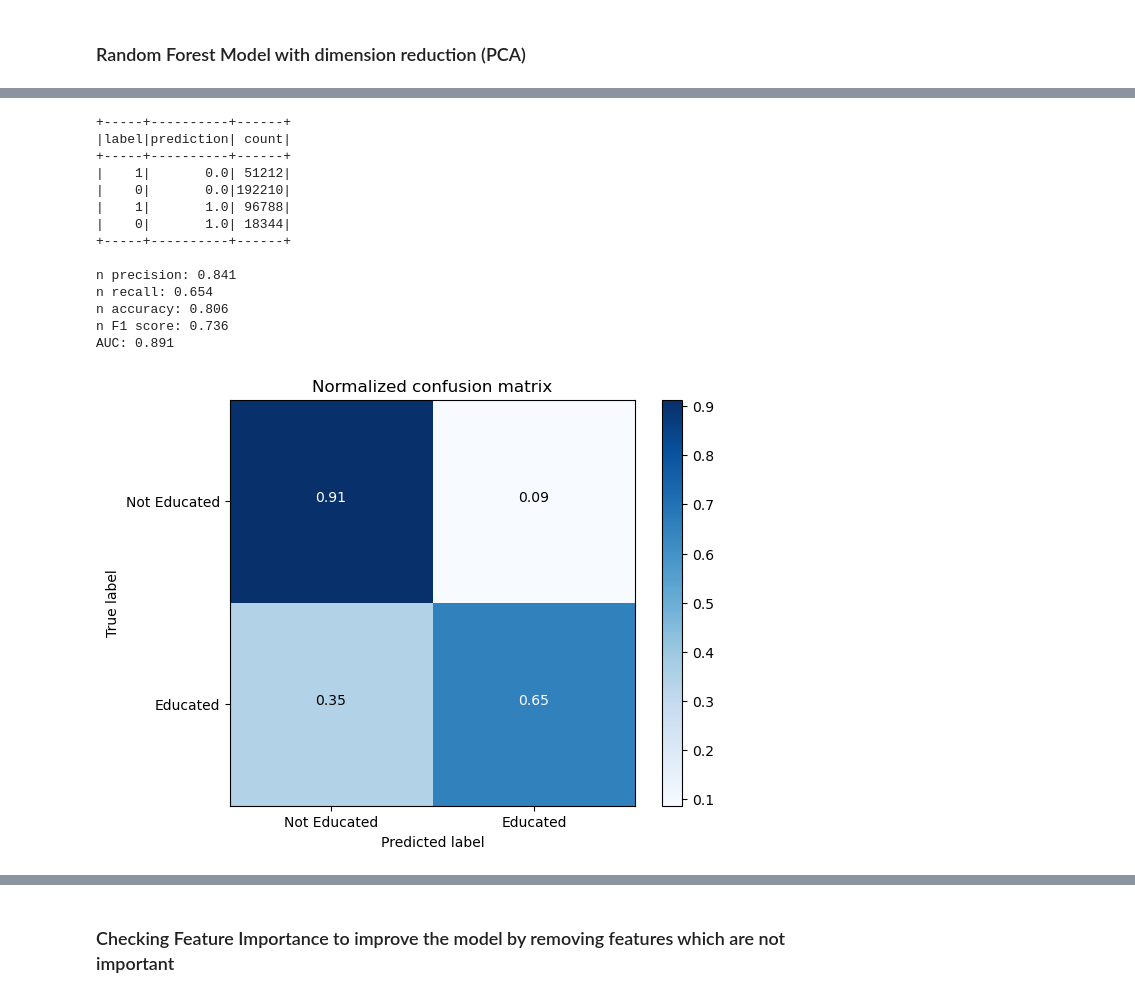
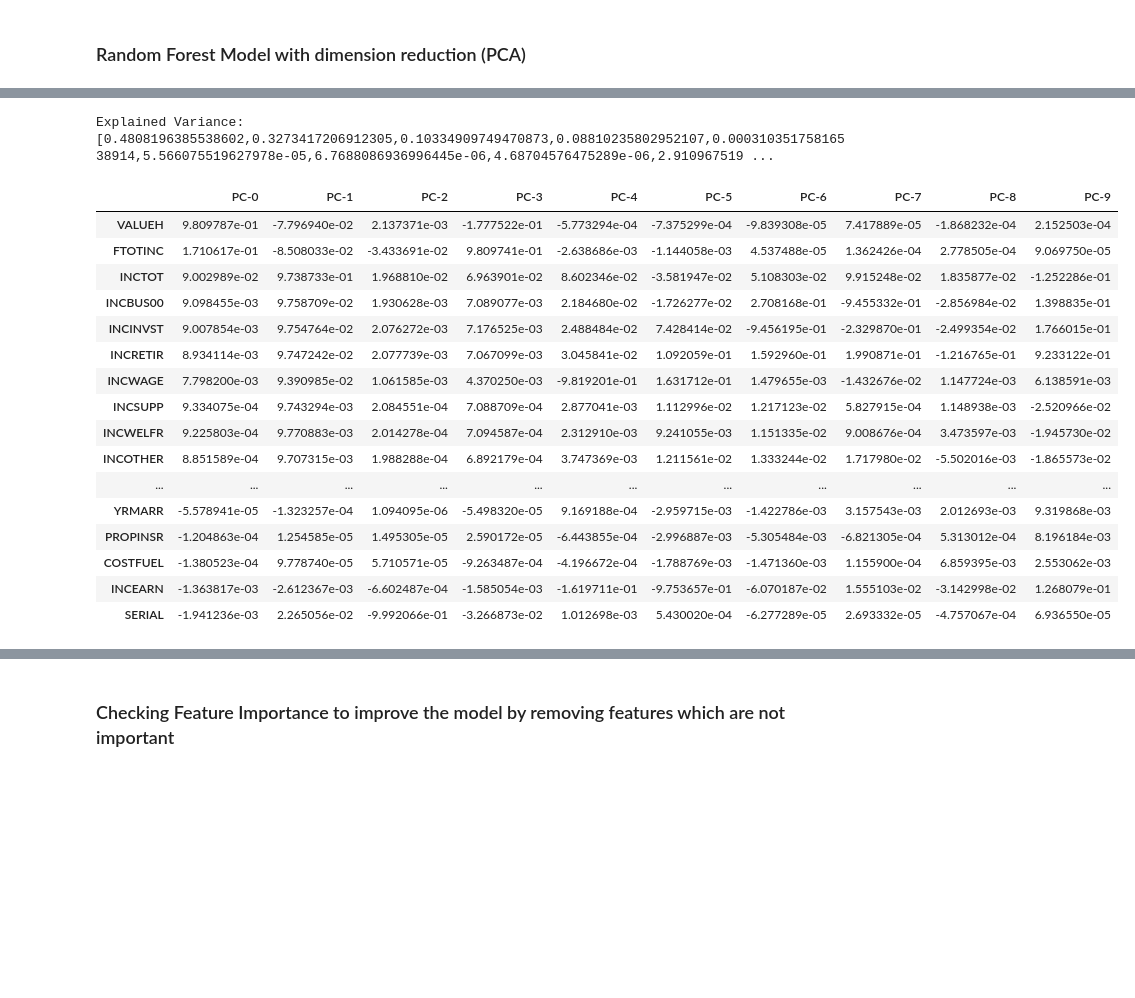
Before and after one commit to narashil/DS-5110-Project, a Jupyter notebook: working_smn_07052021.ipynb, the cells around one changed output, grey strips where cells are left out. Saved outputs shown, nothing was run; the diff lists cells and outputs as text; code cells hidden in the pictures; blank space fills up the shorter version.

Commit message:
pca loadings

```diff
--- a/working_smn_07052021.ipynb
+++ b/working_smn_07052021.ipynb
@@ -334,7 +406,7 @@ Wall time: 35.7 s
 #https://spark.apache.org/docs/latest/api/python/reference/api/pyspark.sql.DataFrame.sampleBy.html
 #https://towardsdatascience.com/exploratory-data-analysis-eda-with-pyspark-on-databricks-e8d6529626b1
 #https://www.kaggle.com/tientd95/advanced-pyspark-for-exploratory-data-analysis
-sampled = createSampleData(df,cols,0.2)
+sampled = createSampleData(df,cols,0.1)
 # %%
 #map to create meanign ful table # wip
 '''
@@ -408,24 +480,42 @@ classificationMetrics(predictions,bcm)
 # Plot normalized confusion matrix
 cnf_matrix = createLabelsCM(predictions)
 plot_confusion_matrix(cnf_matrix, classes=['Not Educated','Educated'], normalize=True,
-                      title='Normalized confusion matrix')
-plt.show()
+                      #title='Normalized confusion matrix')
+#plt.show()
-# %% [output]
-+-----+----------+------+
-|label|prediction| count|
-+-----+----------+------+
-|    1|       0.0| 51212|
-|    0|       0.0|192210|
-|    1|       1.0| 96788|
-|    0|       1.0| 18344|
-+-----+----------+------+
-
-n precision: 0.841
-n recall: 0.654
-n accuracy: 0.806
-n F1 score: 0.736
-AUC: 0.891
-[figure, removed]
+# %%
+##PCA Loadings
+pipe = bestPipeline.stages[2]
+exp_var = pipe.explainedVariance
+print("Explained Variance: ",exp_var)
+data_scaled = bestPipeline.stages[1]
+#https://stackoverflow.com/questions/22984335/recovering-features-names-of-explained-variance-ratio-in-pca-with-sklearn
+#print(pd.DataFrame(pipe.pc,columns=pd.DataFrame(data_scaled).columns,index = ['PC-0','PC-1','PC-2','PC-3','PC-4','PC-5','PC-6','PC-7','PC-8','PC-9']))
+#https://www.py4u.net/discuss/218858
+#https://datascience-enthusiast.com/Python/PCA_Spark_Python_R.html
+rows = pipe.pc.toArray().tolist()
+df_pca = spark.createDataFrame(rows,['PC-0','PC-1','PC-2','PC-3','PC-4','PC-5','PC-6','PC-7','PC-8','PC-9'])
+df_pandas = df_pca.toPandas()
+df_pandas.index = selected_cols
+df_pandas.sort_values(by='PC-0', ascending=False)
+# %% [output]
+Explained Variance:  [0.4808196385538602,0.3273417206912305,0.10334909749470873,0.08810235802952107,0.00031035175816538914,5.566075519627978e-05,6.7688086936996445e-06,4.68704576475289e-06,2.910967519 ...
+|  | PC-0 | PC-1 | PC-2 | PC-3 | PC-4 | PC-5 | PC-6 | PC-7 | PC-8 | PC-9 |
+| VALUEH | 9.809787e-01 | -7.796940e-02 | 2.137371e-03 | -1.777522e-01 | -5.773294e-04 | -7.375299e-04 | -9.839308e-05 | 7.417889e-05 | -1.868232e-04 | 2.152503e-04 |
+| FTOTINC | 1.710617e-01 | -8.508033e-02 | -3.433691e-02 | 9.809741e-01 | -2.638686e-03 | -1.144058e-03 | 4.537488e-05 | 1.362426e-04 | 2.778505e-04 | 9.069750e-05 |
+| INCTOT | 9.002989e-02 | 9.738733e-01 | 1.968810e-02 | 6.963901e-02 | 8.602346e-02 | -3.581947e-02 | 5.108303e-02 | 9.915248e-02 | 1.835877e-02 | -1.252286e-01 |
+| INCBUS00 | 9.098455e-03 | 9.758709e-02 | 1.930628e-03 | 7.089077e-03 | 2.184680e-02 | -1.726277e-02 | 2.708168e-01 | -9.455332e-01 | -2.856984e-02 | 1.398835e-01 |
+| INCINVST | 9.007854e-03 | 9.754764e-02 | 2.076272e-03 | 7.176525e-03 | 2.488484e-02 | 7.428414e-02 | -9.456195e-01 | -2.329870e-01 | -2.499354e-02 | 1.766015e-01 |
+| INCRETIR | 8.934114e-03 | 9.747242e-02 | 2.077739e-03 | 7.067099e-03 | 3.045841e-02 | 1.092059e-01 | 1.592960e-01 | 1.990871e-01 | -1.216765e-01 | 9.233122e-01 |
+| INCWAGE | 7.798200e-03 | 9.390985e-02 | 1.061585e-03 | 4.370250e-03 | -9.819201e-01 | 1.631712e-01 | 1.479655e-03 | -1.432676e-02 | 1.147724e-03 | 6.138591e-03 |
+| INCSUPP | 9.334075e-04 | 9.743294e-03 | 2.084551e-04 | 7.088709e-04 | 2.877041e-03 | 1.112996e-02 | 1.217123e-02 | 5.827915e-04 | 1.148938e-03 | -2.520966e-02 |
+| INCWELFR | 9.225803e-04 | 9.770883e-03 | 2.014278e-04 | 7.094587e-04 | 2.312910e-03 | 9.241055e-03 | 1.151335e-02 | 9.008676e-04 | 3.473597e-03 | -1.945730e-02 |
+| INCOTHER | 8.851589e-04 | 9.707315e-03 | 1.988288e-04 | 6.892179e-04 | 3.747369e-03 | 1.211561e-02 | 1.333244e-02 | 1.717980e-02 | -5.502016e-03 | -1.865573e-02 |
+| ... | ... | ... | ... | ... | ... | ... | ... | ... | ... | ... |
+| YRMARR | -5.578941e-05 | -1.323257e-04 | 1.094095e-06 | -5.498320e-05 | 9.169188e-04 | -2.959715e-03 | -1.422786e-03 | 3.157543e-03 | 2.012693e-03 | 9.319868e-03 |
+| PROPINSR | -1.204863e-04 | 1.254585e-05 | 1.495305e-05 | 2.590172e-05 | -6.443855e-04 | -2.996887e-03 | -5.305484e-03 | -6.821305e-04 | 5.313012e-04 | 8.196184e-03 |
+| COSTFUEL | -1.380523e-04 | 9.778740e-05 | 5.710571e-05 | -9.263487e-04 | -4.196672e-04 | -1.788769e-03 | -1.471360e-03 | 1.155900e-04 | 6.859395e-03 | 2.553062e-03 |
+| INCEARN | -1.363817e-03 | -2.612367e-03 | -6.602487e-04 | -1.585054e-03 | -1.619711e-01 | -9.753657e-01 | -6.070187e-02 | 1.555103e-02 | -3.142998e-02 | 1.268079e-01 |
+| SERIAL | -1.941236e-03 | 2.265056e-02 | -9.992066e-01 | -3.266873e-02 | 1.012698e-03 | 5.430020e-04 | -6.277289e-05 | 2.693332e-05 | -4.757067e-04 | 6.936550e-05 |
 # %%
 #look at the chosen model and models in all the folds and with all params
 rf_model = bestPipeline.stages[3]
```
Also changed, not shown: parts of 25 cells of this notebook.
